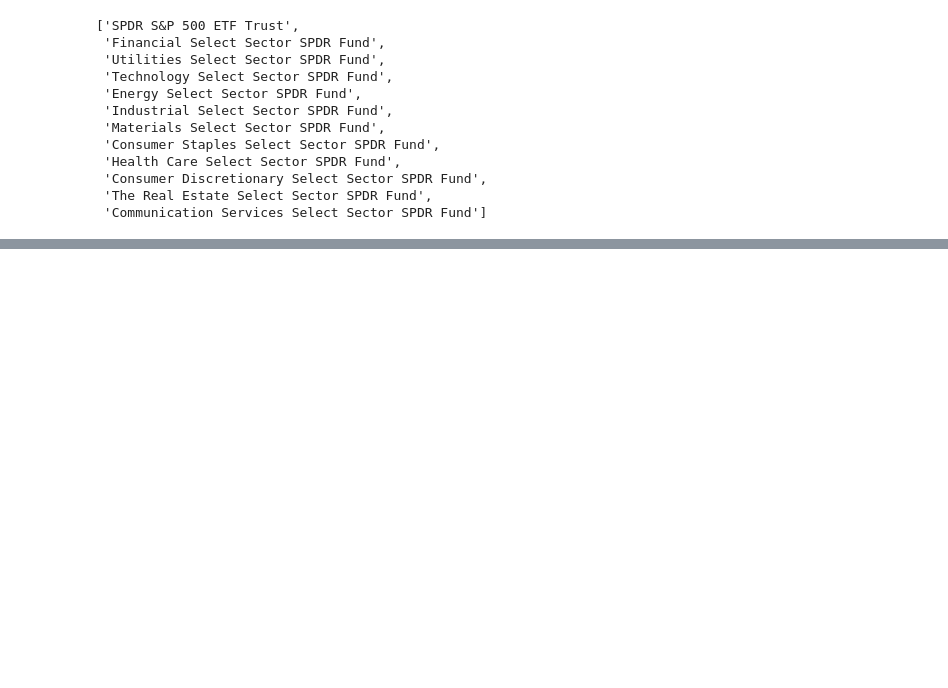
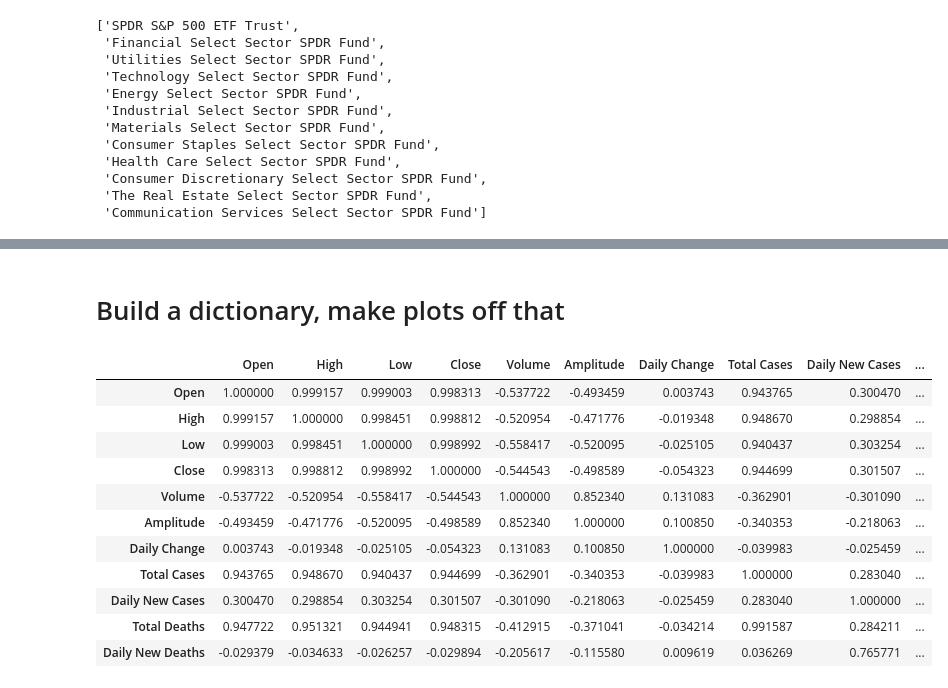
Before and after one commit to dmtiblin/Project-1, a Jupyter notebook: Galen/project 1 test/sp500test.ipynb, the cells around one changed output, grey strips where cells are left out. Drawn from its saved outputs; the diff is of its cells as text; code cells hidden in the pictures; blank space fills up the shorter version.

```diff
--- a/Galen/project 1 test/sp500test.ipynb
+++ b/Galen/project 1 test/sp500test.ipynb
@@ -279,0 +255,2 @@ plt.tight_layout()
+# %% [markdown]
+# Build a dictionary, make plots off that
@@ -279,0 +266,15 @@ plt.tight_layout()
+# %%
+cov_dict['SPY'].corr()
+# %% [output]
+|  | Open | High | Low | Close | Volume | Amplitude | Daily Change | Total Cases | Daily New Cases | ... |
+| Open | 1.000000 | 0.999157 | 0.999003 | 0.998313 | -0.537722 | -0.493459 | 0.003743 | 0.943765 | 0.300470 | ... |
+| High | 0.999157 | 1.000000 | 0.998451 | 0.998812 | -0.520954 | -0.471776 | -0.019348 | 0.948670 | 0.298854 | ... |
+| Low | 0.999003 | 0.998451 | 1.000000 | 0.998992 | -0.558417 | -0.520095 | -0.025105 | 0.940437 | 0.303254 | ... |
+| Close | 0.998313 | 0.998812 | 0.998992 | 1.000000 | -0.544543 | -0.498589 | -0.054323 | 0.944699 | 0.301507 | ... |
+| Volume | -0.537722 | -0.520954 | -0.558417 | -0.544543 | 1.000000 | 0.852340 | 0.131083 | -0.362901 | -0.301090 | ... |
+| Amplitude | -0.493459 | -0.471776 | -0.520095 | -0.498589 | 0.852340 | 1.000000 | 0.100850 | -0.340353 | -0.218063 | ... |
+| Daily Change | 0.003743 | -0.019348 | -0.025105 | -0.054323 | 0.131083 | 0.100850 | 1.000000 | -0.039983 | -0.025459 | ... |
+| Total Cases | 0.943765 | 0.948670 | 0.940437 | 0.944699 | -0.362901 | -0.340353 | -0.039983 | 1.000000 | 0.283040 | ... |
+| Daily New Cases | 0.300470 | 0.298854 | 0.303254 | 0.301507 | -0.301090 | -0.218063 | -0.025459 | 0.283040 | 1.000000 | ... |
+| Total Deaths | 0.947722 | 0.951321 | 0.944941 | 0.948315 | -0.412915 | -0.371041 | -0.034214 | 0.991587 | 0.284211 | ... |
+| Daily New Deaths | -0.029379 | -0.034633 | -0.026257 | -0.029894 | -0.205617 | -0.115580 | 0.009619 | 0.036269 | 0.765771 | ... |
```
Also changed, not shown: parts of 25 cells of this notebook, 1 other file.
